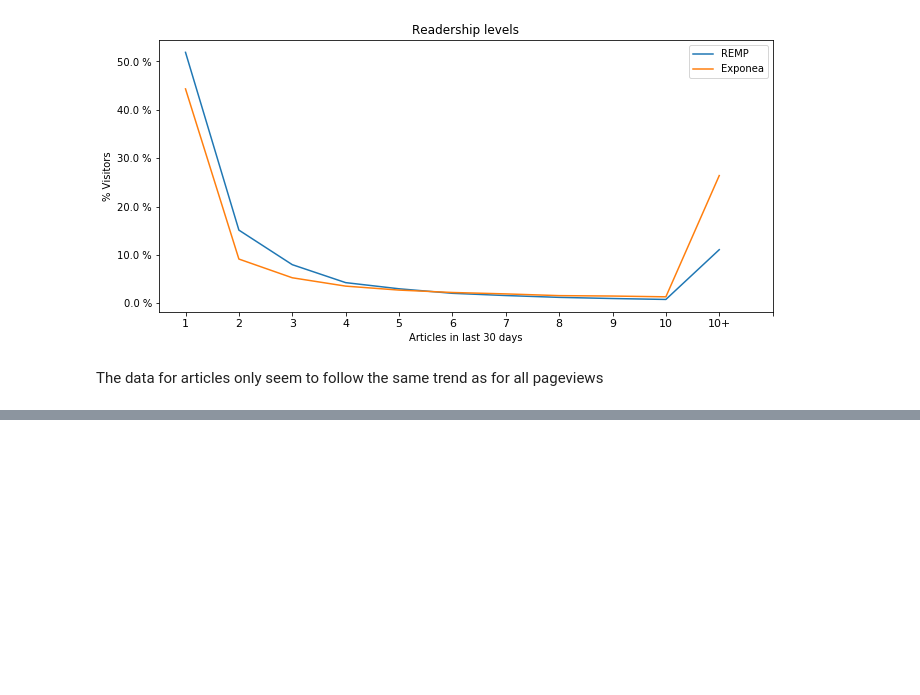
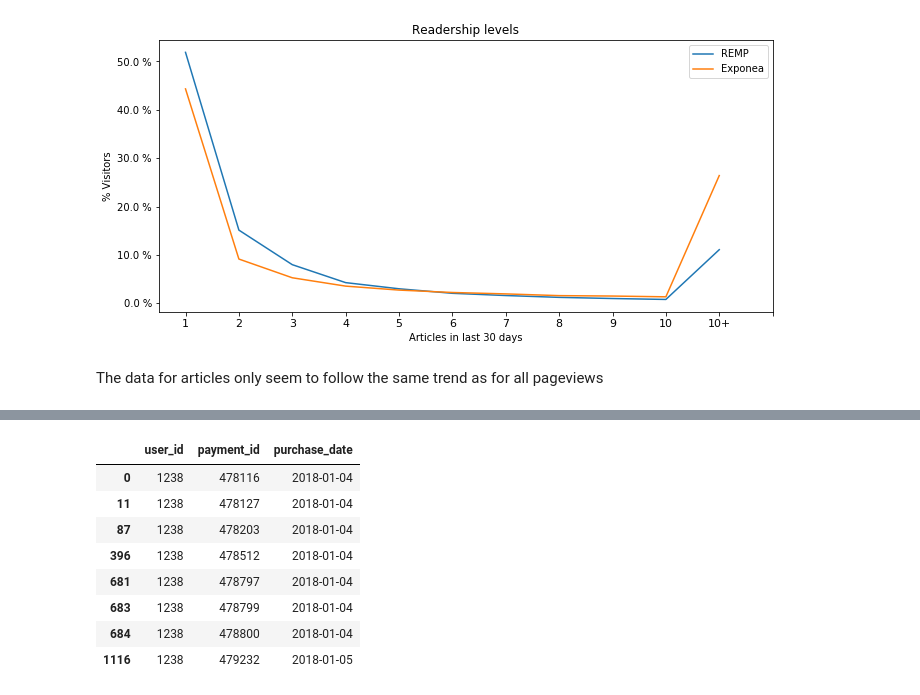
Before and after one commit to DOBss/remp, a Jupyter notebook: Pythia/Experiments/Data Exploration/rg-data-exploration-intro.ipynb, the cells around one changed output, grey strips where cells are left out. Saved outputs shown, nothing was run; the diff lists cells and outputs as text; code cells hidden in the pictures; blank space fills up the shorter version.

```diff
--- a/Pythia/Experiments/Data Exploration/rg-data-exploration-intro.ipynb
+++ b/Pythia/Experiments/Data Exploration/rg-data-exploration-intro.ipynb
@@ -258,0 +257,19 @@ print(result)
+# %%
+query_string = sqlalchemy.sql.text('''
+                                    SELECT
+                                        user_id,
+                                        id as payment_id,
+                                        DATE(created_at) AS purchase_date
+                                    FROM
+                                        remp_20180122073050.payments
+                                    WHERE
+                                        DATE(created_at) >= STR_TO_DATE(:min_date, '%Y-%m-%d')
+                                        AND DATE(created_at) <= STR_TO_DATE(:max_date, '%Y-%m-%d')
+                                        AND status = 'paid'
+                                        ''')
+query = mysql.execute(query_string,
+                      min_date=str(last_30_days[-1]),
+                      max_date=str(last_30_days[0]))
+payments = pd.DataFrame(query.fetchall())
+payments.columns = query.keys()
+payments.head()
@@ -258,0 +305,12 @@ print(result)
+# %%
+payments[payments['user_id'].astype(str) == '1238']
+# %% [output]
+|  | user_id | payment_id | purchase_date |
+| 0 | 1238 | 478116 | 2018-01-04 |
+| 11 | 1238 | 478127 | 2018-01-04 |
+| 87 | 1238 | 478203 | 2018-01-04 |
+| 396 | 1238 | 478512 | 2018-01-04 |
+| 681 | 1238 | 478797 | 2018-01-04 |
+| 683 | 1238 | 478799 | 2018-01-04 |
+| 684 | 1238 | 478800 | 2018-01-04 |
+| 1116 | 1238 | 479232 | 2018-01-05 |
```
Also changed, not shown: parts of 7 cells of this notebook.
